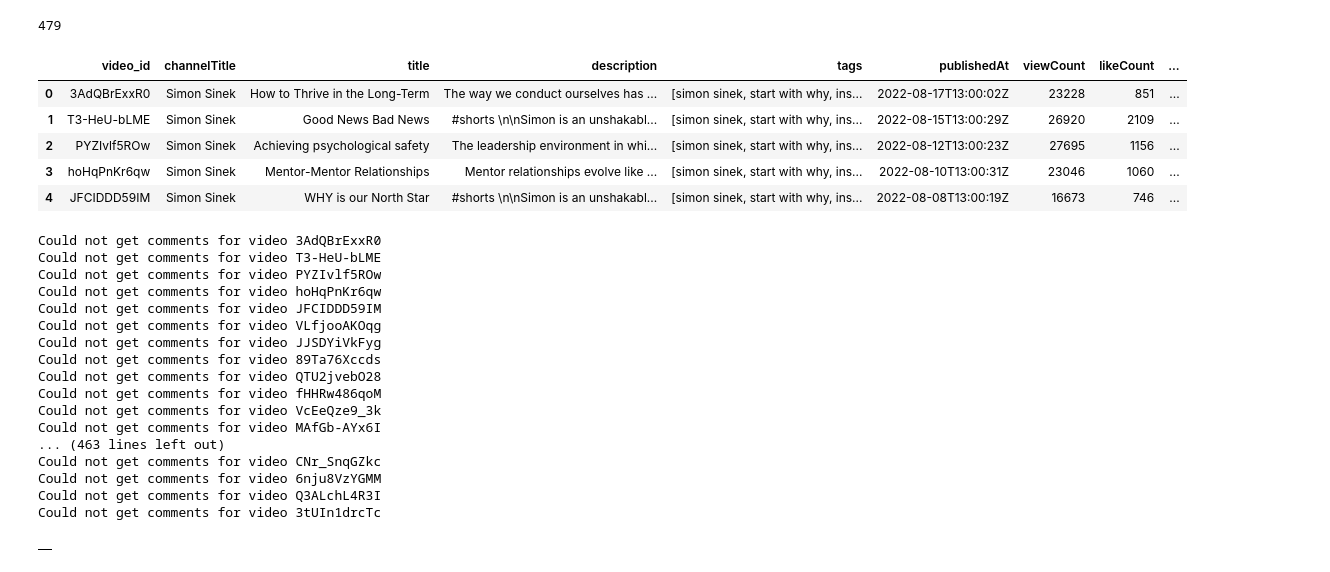
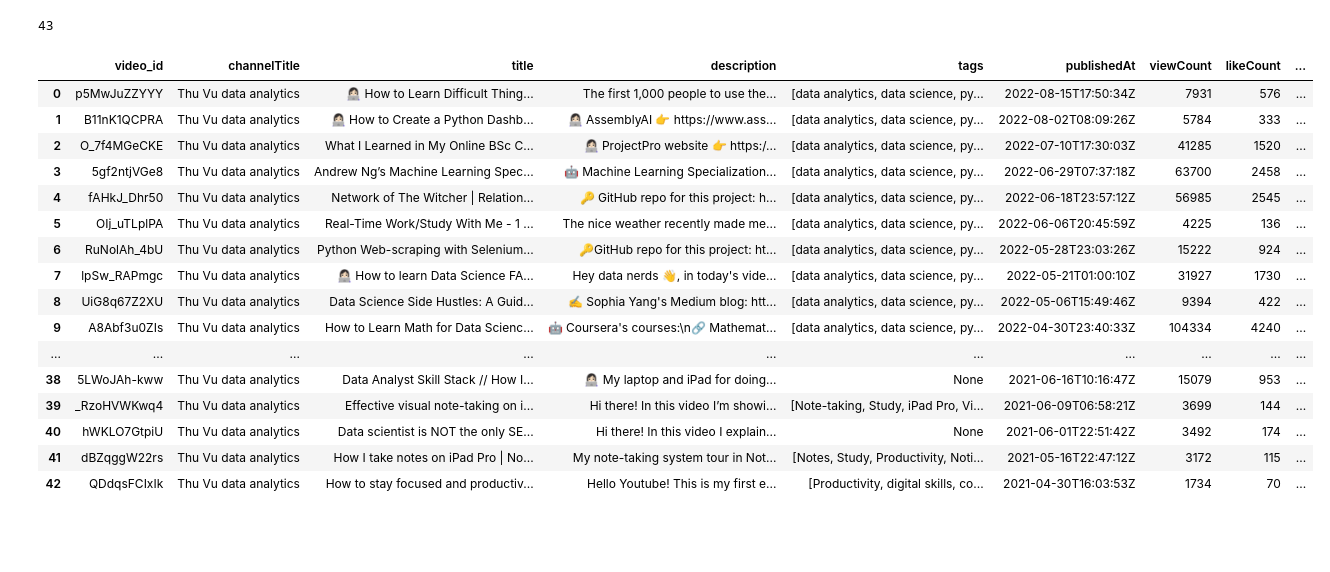
Before and after one commit to ManuelEspitia1/youtube-project, a Jupyter notebook: youtube.ipynb, the cells around one changed output. Saved outputs shown, nothing was run; the diff lists cells and outputs as text; code cells hidden in the pictures; blank space fills up the shorter version.

Commit message:
finished video details

```diff
--- a/youtube.ipynb
+++ b/youtube.ipynb
@@ -50,6 +51,6 @@ channel_stats
 # %%
 # get channel playlist id and store it in variable playlist_id
-playlist_id = 'UUPmfPl-BsCd3wmE8i45LAoA'
+playlist_id = 'UUJQJAI7IjbLcpsjWdSzYz0Q'
 # %%
 # Function to get video ids
 
@@ -100,7 +101,7 @@ video_ids = get_video_ids(youtube, playlist_id)
 # Returns the count of videos seen in the channel_stats totalVideos column
 len(video_ids)
 # %% [output]
-479
+43
 # %%
 # Function to get all video details
 
@@ -136,12 +137,23 @@ def get_video_details(youtube, video_ids):
 # %%
 video_details = get_video_details(youtube, video_ids)
 # %%
-video_details.head()
+video_details
 # %% [output]
 |  | video_id | channelTitle | title | description | tags | publishedAt | viewCount | likeCount | ... |
-| 0 | 3AdQBrExxR0 | Simon Sinek | How to Thrive in the Long-Term | The way we conduct ourselves has ... | [simon sinek, start with why, ins... | 2022-08-17T13:00:02Z | 23228 | 851 | ... |
-| 1 | T3-HeU-bLME | Simon Sinek | Good News Bad News | #shorts \n\nSimon is an unshakabl... | [simon sinek, start with why, ins... | 2022-08-15T13:00:29Z | 26920 | 2109 | ... |
-| 2 | PYZIvlf5ROw | Simon Sinek | Achieving psychological safety | The leadership environment in whi... | [simon sinek, start with why, ins... | 2022-08-12T13:00:23Z | 27695 | 1156 | ... |
-| 3 | hoHqPnKr6qw | Simon Sinek | Mentor-Mentor Relationships | Mentor relationships evolve like ... | [simon sinek, start with why, ins... | 2022-08-10T13:00:31Z | 23046 | 1060 | ... |
-| 4 | JFCIDDD59IM | Simon Sinek | WHY is our North Star | #shorts \n\nSimon is an unshakabl... | [simon sinek, start with why, ins... | 2022-08-08T13:00:19Z | 16673 | 746 | ... |
+| 0 | p5MwJuZZYYY | Thu Vu data analytics | 👩🏻‍💻 How to Learn Difficult Thing... | The first 1,000 people to use the... | [data analytics, data science, py... | 2022-08-15T17:50:34Z | 7931 | 576 | ... |
+| 1 | B11nK1QCPRA | Thu Vu data analytics | 👩🏻‍💻 How to Create a Python Dashb... | 👩🏻‍💻 AssemblyAI 👉 https://www.ass... | [data analytics, data science, py... | 2022-08-02T08:09:26Z | 5784 | 333 | ... |
+| 2 | O_7f4MGeCKE | Thu Vu data analytics | What I Learned in My Online BSc C... | 👩🏻‍💻 ProjectPro website 👉 https:/... | [data analytics, data science, py... | 2022-07-10T17:30:03Z | 41285 | 1520 | ... |
+| 3 | 5gf2ntjVGe8 | Thu Vu data analytics | Andrew Ng’s Machine Learning Spec... | 🤖 Machine Learning Specialization... | [data analytics, data science, py... | 2022-06-29T07:37:18Z | 63700 | 2458 | ... |
+| 4 | fAHkJ_Dhr50 | Thu Vu data analytics | Network of The Witcher | Relation... | 🔑 GitHub repo for this project: h... | [data analytics, data science, py... | 2022-06-18T23:57:12Z | 56985 | 2545 | ... |
+| 5 | OIj_uTLplPA | Thu Vu data analytics | Real-Time Work/Study With Me - 1 ... | The nice weather recently made me... | [data analytics, data science, py... | 2022-06-06T20:45:59Z | 4225 | 136 | ... |
+| 6 | RuNolAh_4bU | Thu Vu data analytics | Python Web-scraping with Selenium... | 🔑GitHub repo for this project: ht... | [data analytics, data science, py... | 2022-05-28T23:03:26Z | 15222 | 924 | ... |
+| 7 | lpSw_RAPmgc | Thu Vu data analytics | 👩🏻‍💻 How to learn Data Science FA... | Hey data nerds 👋, in today's vide... | [data analytics, data science, py... | 2022-05-21T01:00:10Z | 31927 | 1730 | ... |
+| 8 | UiG8q67Z2XU | Thu Vu data analytics | Data Science Side Hustles: A Guid... | ✍️ Sophia Yang's Medium blog: htt... | [data analytics, data science, py... | 2022-05-06T15:49:46Z | 9394 | 422 | ... |
+| 9 | A8Abf3u0ZIs | Thu Vu data analytics | How to Learn Math for Data Scienc... | 🤖 Coursera's courses:\n🔗 Mathemat... | [data analytics, data science, py... | 2022-04-30T23:40:33Z | 104334 | 4240 | ... |
+| ... | ... | ... | ... | ... | ... | ... | ... | ... | ... |
+| 38 | 5LWoJAh-kww | Thu Vu data analytics | Data Analyst Skill Stack // How I... | 👩🏻‍💻 My laptop and iPad for doing... | None | 2021-06-16T10:16:47Z | 15079 | 953 | ... |
+| 39 | _RzoHVWKwq4 | Thu Vu data analytics | Effective visual note-taking on i... | Hi there! In this video I’m showi... | [Note-taking, Study, iPad Pro, Vi... | 2021-06-09T06:58:21Z | 3699 | 144 | ... |
+| 40 | hWKLO7GtpiU | Thu Vu data analytics | Data scientist is NOT the only SE... | Hi there! In this video I explain... | None | 2021-06-01T22:51:42Z | 3492 | 174 | ... |
+| 41 | dBZqggW22rs | Thu Vu data analytics | How I take notes on iPad Pro | No... | My note-taking system tour in Not... | [Notes, Study, Productivity, Noti... | 2021-05-16T22:47:12Z | 3172 | 115 | ... |
+| 42 | QDdqsFCIxIk | Thu Vu data analytics | How to stay focused and productiv... | Hello Youtube! This is my first e... | [Productivity, digital skills, co... | 2021-04-30T16:03:53Z | 1734 | 70 | ... |
 # %%
@@ -169,28 +182,6 @@ def get_comments_videos(youtube, video_ids):
             print('Could not get comments for video ' + video_id)
 
     return pd.DataFrame(all_comments)
-# %%
-comment_videos = get_comments_videos(youtube, video_ids)
-comment_videos
-# %% [output]
-Could not get comments for video 3AdQBrExxR0
-Could not get comments for video T3-HeU-bLME
-Could not get comments for video PYZIvlf5ROw
-Could not get comments for video hoHqPnKr6qw
-Could not get comments for video JFCIDDD59IM
-Could not get comments for video VLfjooAKOqg
-Could not get comments for video JJSDYiVkFyg
-Could not get comments for video 89Ta76Xccds
-Could not get comments for video QTU2jvebO28
-Could not get comments for video fHHRw486qoM
-Could not get comments for video VcEeQze9_3k
-Could not get comments for video MAfGb-AYx6I
-... (463 lines left out)
-Could not get comments for video CNr_SnqGZkc
-Could not get comments for video 6nju8VzYGMM
-Could not get comments for video Q3ALchL4R3I
-Could not get comments for video 3tUIn1drcTc
-|  |
 # %% [markdown]
 <a style='text-decoration:none;line-height:16px;display:flex;color:#5B5B62;padding:10px;justify-content:end;' href='https://deepnote.com?utm_source=created-in-deepnote-cell&projectId=128ee979-16de-4ca3-802b-b10a97ff6128' target="_blank">
 <img alt='Created in deepnote.com' style='display:inline;max-height:16px;margin:0px;margin-right:7.5px;' src='embedded-picture-1' > </img>
```
Also changed, not shown: parts of 3 cells of this notebook.
